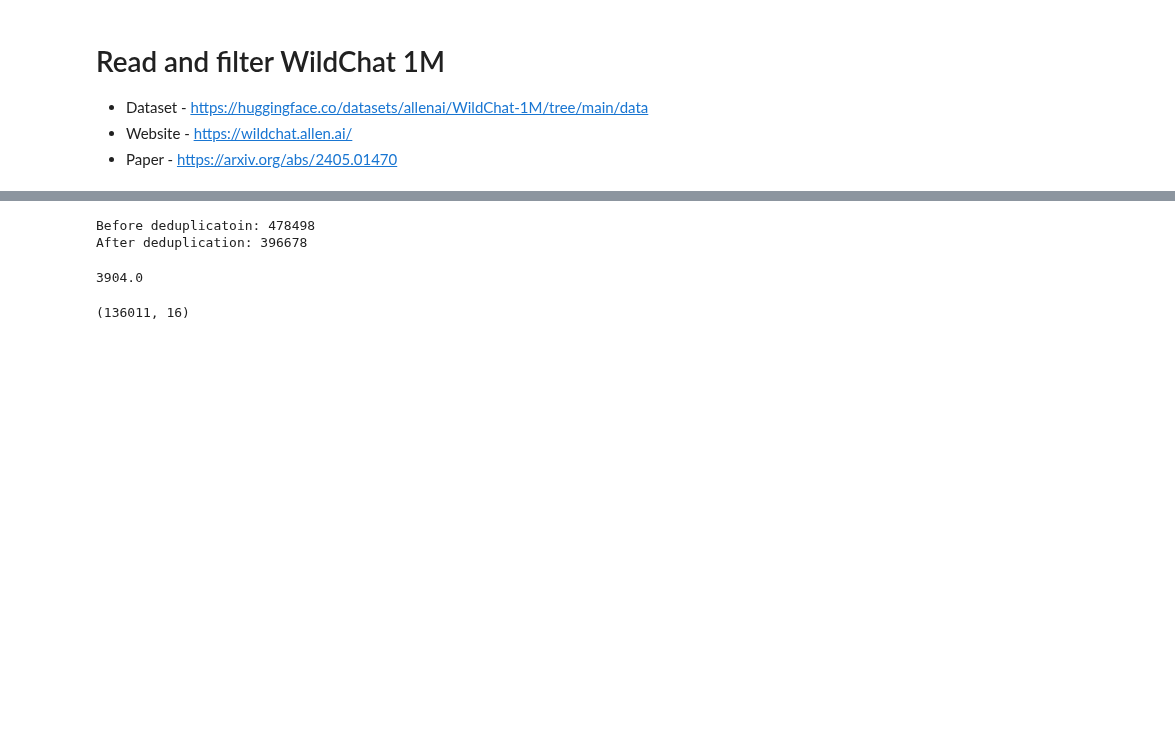
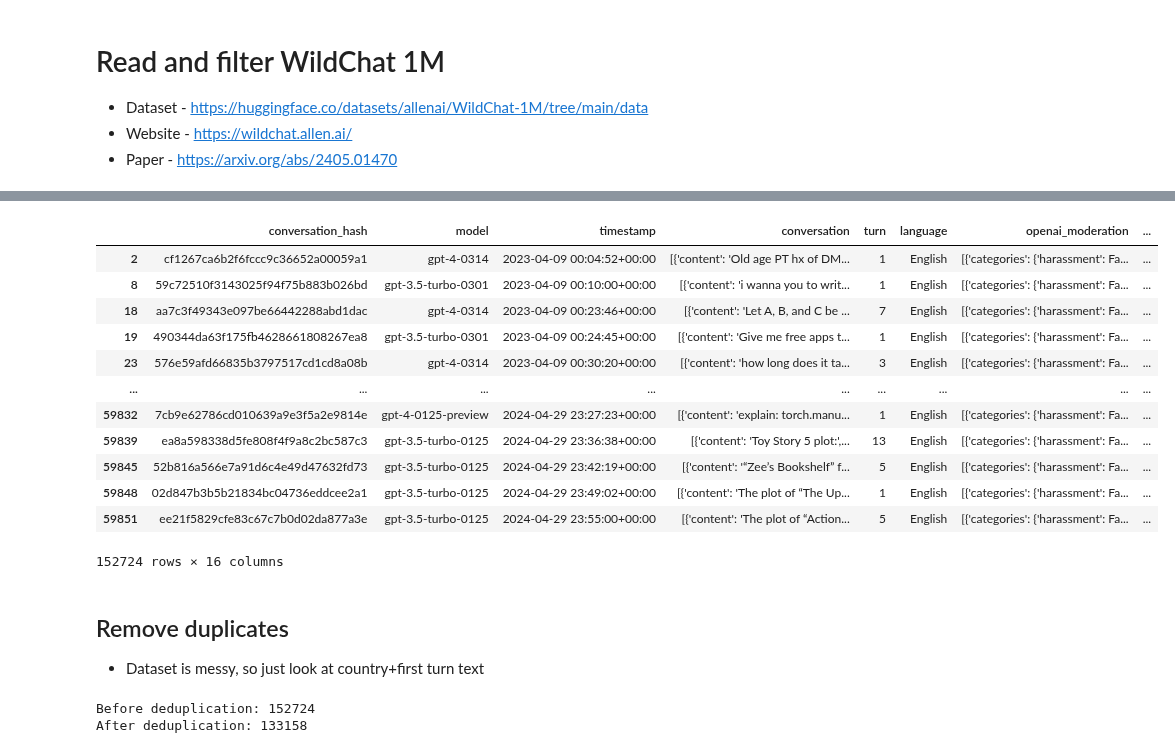
Before and after one commit to ilyankou/chat-geospatial, a Jupyter notebook: 1a-CleanUpWildChat.ipynb, the cells around one changed output, grey strips where cells are left out. Drawn from its saved outputs; the diff is of its cells as text; code cells hidden in the pictures; blank space fills up the shorter version.

```diff
--- a/1a-CleanUpWildChat.ipynb
+++ b/1a-CleanUpWildChat.ipynb
@@ -39,13 +51,27 @@ Name: first_prompt_len, dtype: float64
+# %%
+data
+# %% [output]
+|  | conversation_hash | model | timestamp | conversation | turn | language | openai_moderation | ... |
+| 2 | cf1267ca6b2f6fccc9c36652a00059a1 | gpt-4-0314 | 2023-04-09 00:04:52+00:00 | [{'content': 'Old age PT hx of DM... | 1 | English | [{'categories': {'harassment': Fa... | ... |
+| 8 | 59c72510f3143025f94f75b883b026bd | gpt-3.5-turbo-0301 | 2023-04-09 00:10:00+00:00 | [{'content': 'i wanna you to writ... | 1 | English | [{'categories': {'harassment': Fa... | ... |
+| 18 | aa7c3f49343e097be66442288abd1dac | gpt-4-0314 | 2023-04-09 00:23:46+00:00 | [{'content': 'Let A, B, and C be ... | 7 | English | [{'categories': {'harassment': Fa... | ... |
+| 19 | 490344da63f175fb4628661808267ea8 | gpt-3.5-turbo-0301 | 2023-04-09 00:24:45+00:00 | [{'content': 'Give me free apps t... | 1 | English | [{'categories': {'harassment': Fa... | ... |
+| 23 | 576e59afd66835b3797517cd1cd8a08b | gpt-4-0314 | 2023-04-09 00:30:20+00:00 | [{'content': 'how long does it ta... | 3 | English | [{'categories': {'harassment': Fa... | ... |
+| ... | ... | ... | ... | ... | ... | ... | ... | ... |
+| 59832 | 7cb9e62786cd010639a9e3f5a2e9814e | gpt-4-0125-preview | 2024-04-29 23:27:23+00:00 | [{'content': 'explain: torch.manu... | 1 | English | [{'categories': {'harassment': Fa... | ... |
+| 59839 | ea8a598338d5fe808f4f9a8c2bc587c3 | gpt-3.5-turbo-0125 | 2024-04-29 23:36:38+00:00 | [{'content': 'Toy Story 5 plot:',... | 13 | English | [{'categories': {'harassment': Fa... | ... |
+| 59845 | 52b816a566e7a91d6c4e49d47632fd73 | gpt-3.5-turbo-0125 | 2024-04-29 23:42:19+00:00 | [{'content': '“Zee’s Bookshelf” f... | 5 | English | [{'categories': {'harassment': Fa... | ... |
+| 59848 | 02d847b3b5b21834bc04736eddcee2a1 | gpt-3.5-turbo-0125 | 2024-04-29 23:49:02+00:00 | [{'content': 'The plot of “The Up... | 1 | English | [{'categories': {'harassment': Fa... | ... |
+| 59851 | ee21f5829cfe83c67c7b0d02da877a3e | gpt-3.5-turbo-0125 | 2024-04-29 23:55:00+00:00 | [{'content': 'The plot of “Action... | 5 | English | [{'categories': {'harassment': Fa... | ... |
+152724 rows × 16 columns
+# %% [markdown]
+## Remove duplicates
+
+- Dataset is messy, so just look at country+first turn text
 # %%
-# Let's remove duplicates
-print('Before deduplicatoin:', data.shape[0])
-data = data.drop_duplicates(subset=['first_prompt'])
+print('Before deduplication:', data.shape[0])
+data = data.drop_duplicates(subset=['first_turn', 'country'])
 print('After deduplication:', data.shape[0])
 # %% [output]
-Before deduplicatoin: 478498
-After deduplication: 396678
+Before deduplication: 152724
+After deduplication: 133158
-# %%
-len_cutoff = data.first_prompt_len.quantile(0.9)
-print(len_cutoff)
-# %% [output]
-3904.0
@@ -56,4 +77,0 @@ data = data.query(f'first_prompt_len <= {len_cutoff}')
-# %%
-data.shape
-# %% [output]
-(136011, 16)
```
Also changed, not shown: parts of 15 cells of this notebook, 18 other files.
